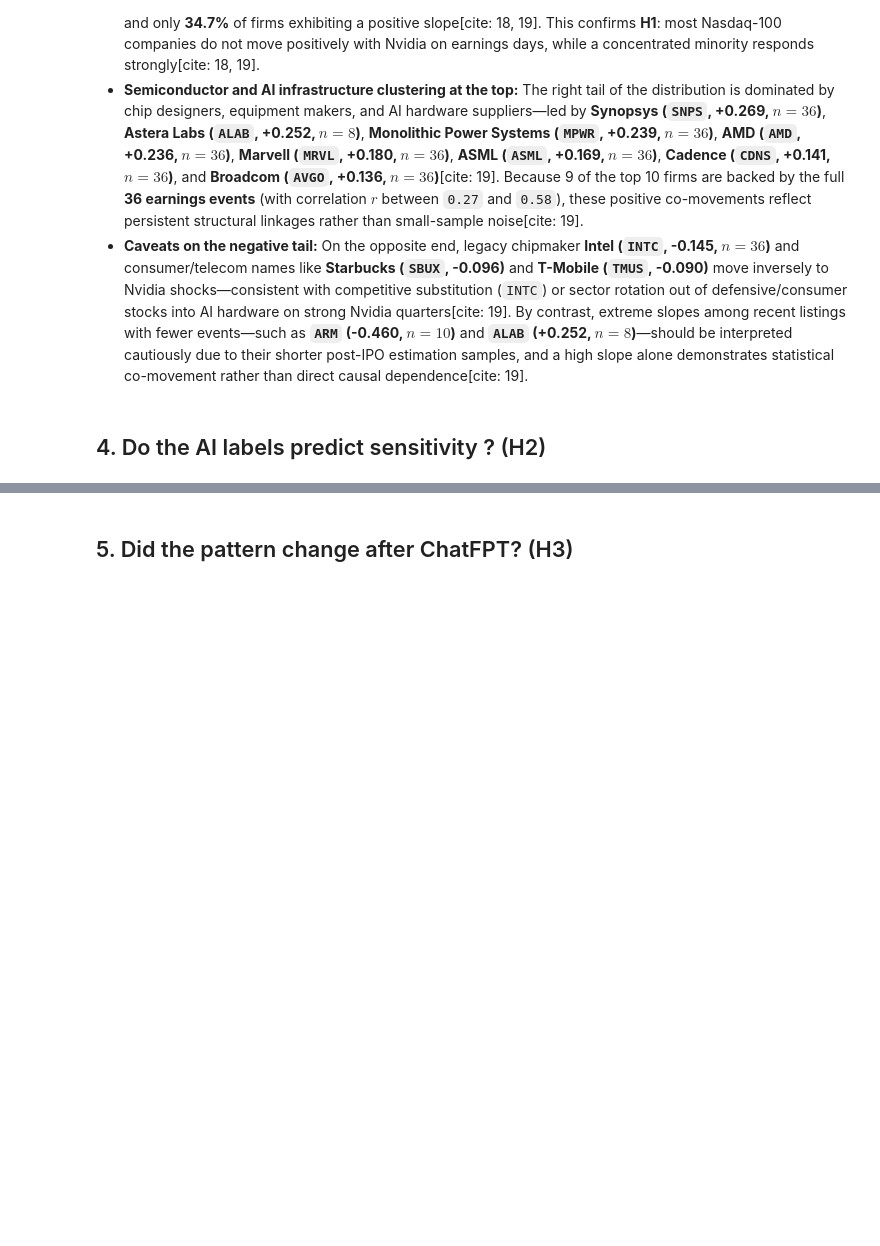
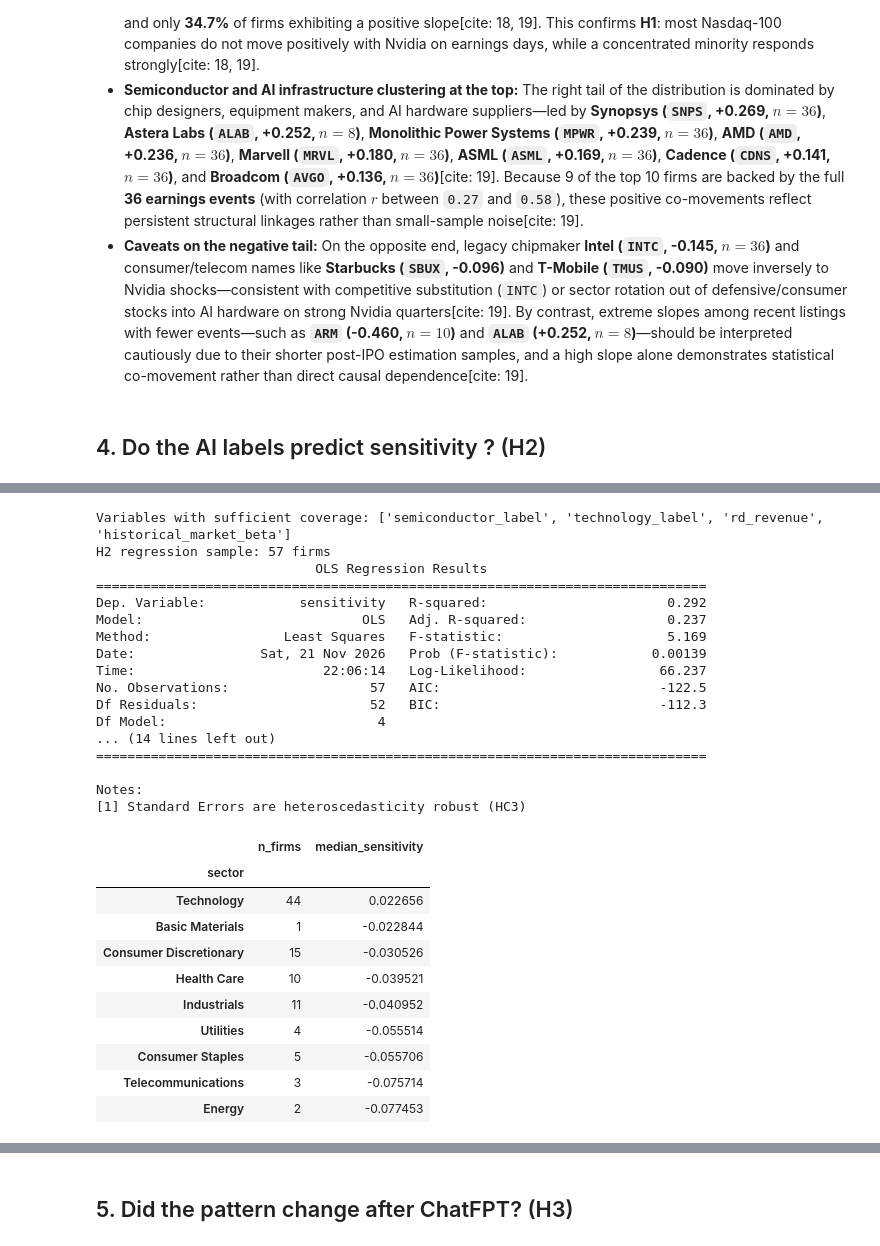
Before and after one commit to ayarhazi/ai-exposure-financial-markets, a Jupyter notebook: notebook1.ipynb, the cells around one changed output, grey strips where cells are left out. Saved outputs shown, nothing was run; the diff lists cells and outputs as text; code cells hidden in the pictures; blank space fills up the shorter version.

```diff
--- a/notebook1.ipynb
+++ b/notebook1.ipynb
@@ -269,0 +274,54 @@ Share with positive sensitivity: 34.7%
+# %%
+# we estimate pre-november 2022 market betas
+beta_controls = market_betas_before_cutoff(us_prices)
+label_controls = labels.merge(beta_controls, on="ticker", how="left", validate="one_to_one")
+
+# here we run the cross-sectional OLD regression with HC3 robust standard errors on covariates with sufficient coverage
+model, sample, variables = cross_section_regression(firm_slopes, label_controls)
+print("Variables with sufficient coverage:", variables)
+
+if model is None:
+    print("Insufficient complete, non-collinear observations for a reliable H2 regression.")
+    print("Collect SEC facts / issuer holdings, or interpret the sector-only descriptive tables.")
+else:
+    print(f"H2 regression sample: {int(model.nobs)} firms")
+    print(model.summary())
+    results = pd.DataFrame({"coefficient": model.params, "robust_se": model.bse,
+                            "p_value": model.pvalues})
+    results.to_csv(PROCESSED / "h2_coefficients.csv")
+
+# we compute median Nvidia sensitivity grouped by ICB sector across all 95 estimable firms
+sector_comparison = firm_slopes.merge(labels[["ticker", "sector"]], on="ticker", how="left")
+sector_table = (sector_comparison.groupby("sector", dropna=False)
+                .agg(n_firms=("ticker", "count"), median_sensitivity=("sensitivity", "median"))
+                .sort_values("median_sensitivity", ascending=False))
+display(sector_table)
+# %% [output]
+Variables with sufficient coverage: ['semiconductor_label', 'technology_label', 'rd_revenue', 'historical_market_beta']
+H2 regression sample: 57 firms
+                            OLS Regression Results
+==============================================================================
+Dep. Variable:            sensitivity   R-squared:                       0.292
+Model:                            OLS   Adj. R-squared:                  0.237
+Method:                 Least Squares   F-statistic:                     5.169
+Date:                Sat, 21 Nov 2026   Prob (F-statistic):            0.00139
+Time:                        22:06:14   Log-Likelihood:                 66.237
+No. Observations:                  57   AIC:                            -122.5
+Df Residuals:                      52   BIC:                            -112.3
+Df Model:                           4
+... (14 lines left out)
+==============================================================================
+
+Notes:
+[1] Standard Errors are heteroscedasticity robust (HC3)
+|  | n_firms | median_sensitivity |
+| sector |  |  |
+| Technology | 44 | 0.022656 |
+| Basic Materials | 1 | -0.022844 |
+| Consumer Discretionary | 15 | -0.030526 |
+| Health Care | 10 | -0.039521 |
+| Industrials | 11 | -0.040952 |
+| Utilities | 4 | -0.055514 |
+| Consumer Staples | 5 | -0.055706 |
+| Telecommunications | 3 | -0.075714 |
+| Energy | 2 | -0.077453 |
```
Also changed, not shown: parts of 2 cells of this notebook.
